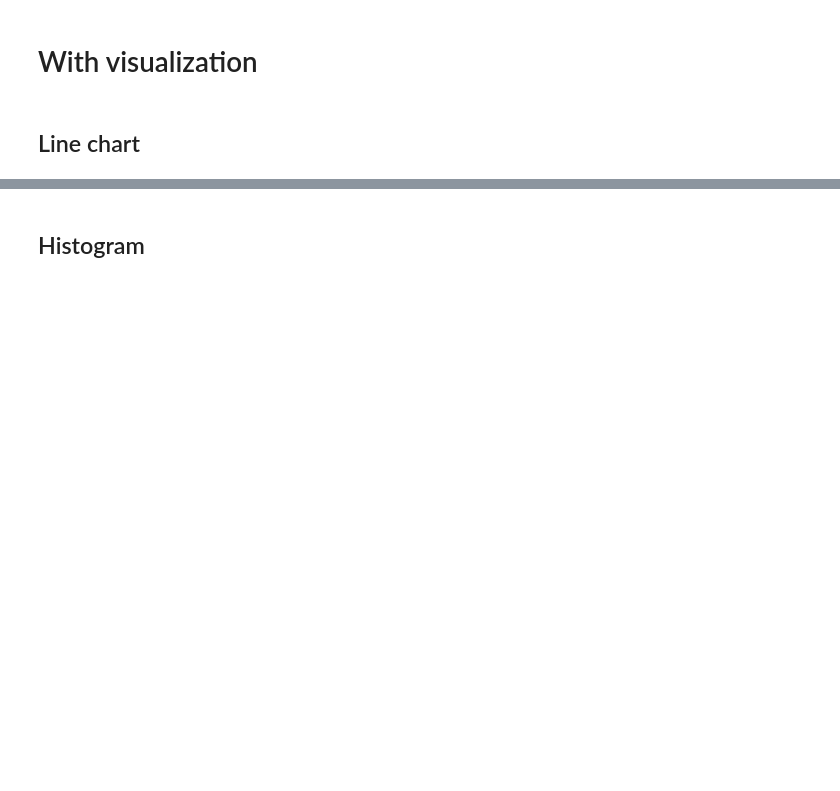
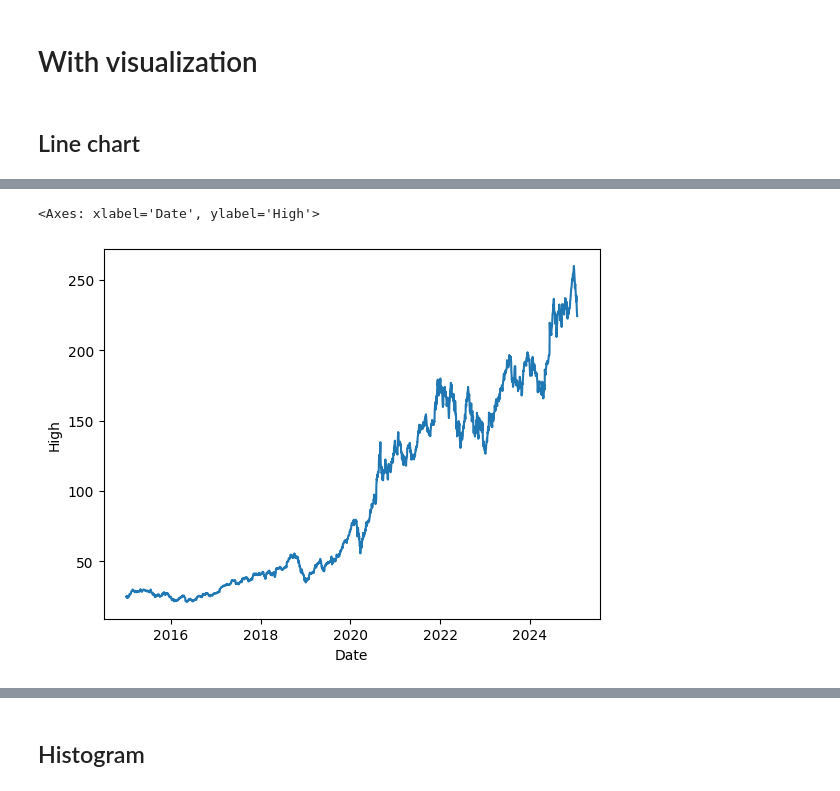
Before and after one commit to dhiiil/BCC-Prepocessing-n-EDA, a Jupyter notebook: Exploratory.ipynb, the cells around one changed output, grey strips where cells are left out. Drawn from its saved outputs; the diff is of its cells as text; code cells hidden in the pictures; blank space fills up the shorter version.

```diff
--- a/Exploratory.ipynb
+++ b/Exploratory.ipynb
@@ -100,0 +160,6 @@ import yfinance as yf
+# %%
+# experiment
+sns.lineplot(data=aapl_data, x=aapl_data.index, y=aapl_data['High'])
+# %% [output]
+<Axes: xlabel='Date', ylabel='High'>
+[figure, added]
```
Also changed, not shown: parts of 33 cells of this notebook, 2 other files.
